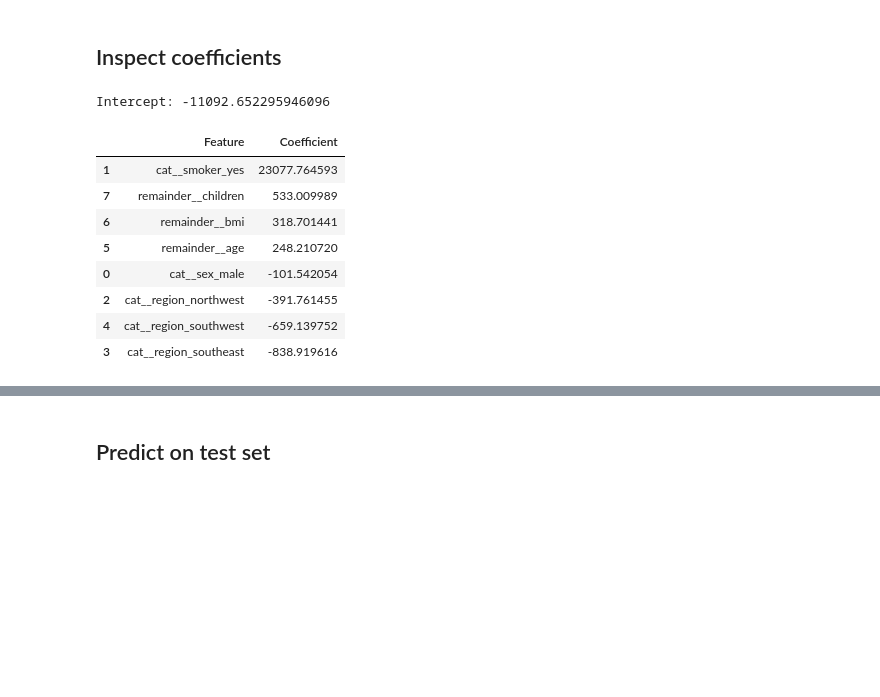
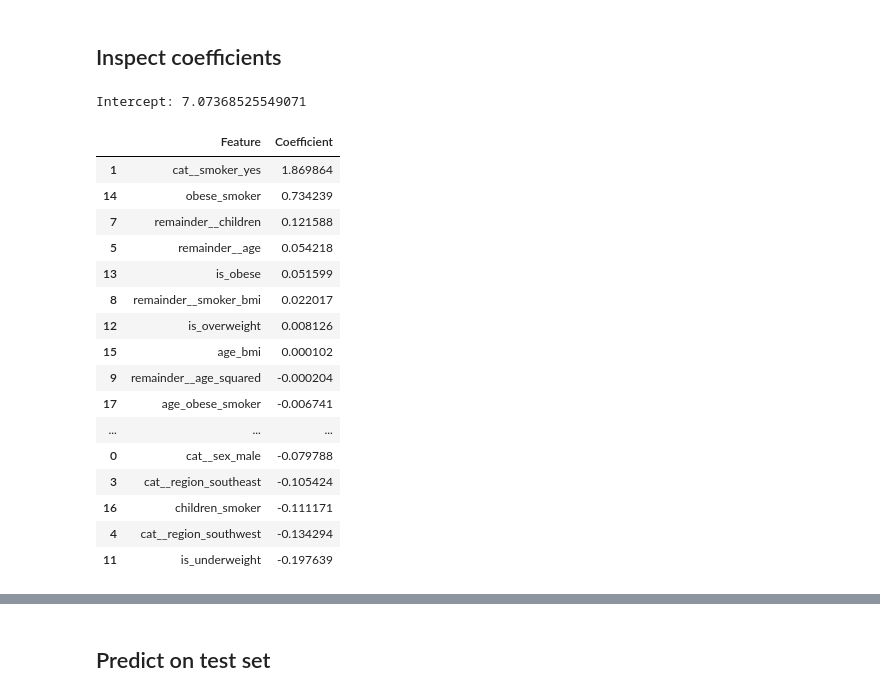
Before and after one commit to wongtaiming/Medical_Insurance_Cost_Prediction_ML, a Jupyter notebook: ml_training/03_MultipleLinearRegression.ipynb, the cells around one changed output, grey strips where cells are left out. Cells and saved outputs as stored; diff of their text form; code cells hidden in the pictures; blank space fills up the shorter version.

```diff
--- a/ml_training/03_MultipleLinearRegression.ipynb
+++ b/ml_training/03_MultipleLinearRegression.ipynb
@@ -32,6 +32,16 @@ df_encoded.shape
 # %%
 X = df_encoded.drop("charges", axis=1)
 y = df_encoded["charges"]
+
+X["is_underweight"] = (X["remainder__bmi"] < 18.5).astype(int)
+X["is_overweight"] = ((X["remainder__bmi"] >= 25) & (X["remainder__bmi"] < 30)).astype(int)
+X["is_obese"] = (X["remainder__bmi"] >= 30).astype(int)
+X["obese_smoker"] = X["is_obese"] * X["cat__smoker_yes"]
+X["age_bmi"] = X["remainder__age"] * X["remainder__bmi"]
+X["children_smoker"] = X["remainder__children"] * X["cat__smoker_yes"]
+X["age_obese_smoker"] = X["remainder__age"] * X["obese_smoker"]
+
+y_log = np.log(y)
 # %%
 X.head()
 # %% [output]
@@ -53,11 +63,7 @@ Name: charges, dtype: float64
 # %% [markdown]
 ## Train and test
 # %%
-X_train, X_test, y_train, y_test = train_test_split(
-    X, y,
-    test_size=0.2,
-    random_state=42
-)
+X_train, X_test, y_train, y_test, y_train_log, y_test_log = train_test_split(X, y, y_log, test_size=0.2, random_state=42)
 print("Training set shape:", X_train.shape)
 print("Test set shape:", X_test.shape)
 # %% [output]
@@ -67,29 +73,34 @@ Test set shape: (268, 8)
 ## Create and train MLR model
 # %%
 model = LinearRegression()
-model.fit(X_train, y_train)
+model.fit(X_train, y_train_log)
 # %% [output]
 LinearRegression()
 # %% [markdown]
 ## Inspect coefficients
 # %%
-coefficients = pd.DataFrame({
-    "Feature": X.columns,
-    "Coefficient": model.coef_
-}).sort_values(by="Coefficient", ascending=False)
+coefficients = pd.DataFrame({"Feature": X.columns, "Coefficient": model.coef_}).sort_values(by="Coefficient", ascending=False)
 print("Intercept:", model.intercept_)
 coefficients
 # %% [output]
-Intercept: -11092.652295946096
+Intercept: 7.07368525549071
 |  | Feature | Coefficient |
-| 1 | cat__smoker_yes | 23077.764593 |
-| 7 | remainder__children | 533.009989 |
-| 6 | remainder__bmi | 318.701441 |
-| 5 | remainder__age | 248.210720 |
-| 0 | cat__sex_male | -101.542054 |
-| 2 | cat__region_northwest | -391.761455 |
-| 4 | cat__region_southwest | -659.139752 |
-| 3 | cat__region_southeast | -838.919616 |
+| 1 | cat__smoker_yes | 1.869864 |
+| 14 | obese_smoker | 0.734239 |
+| 7 | remainder__children | 0.121588 |
+| 5 | remainder__age | 0.054218 |
+| 13 | is_obese | 0.051599 |
+| 8 | remainder__smoker_bmi | 0.022017 |
+| 12 | is_overweight | 0.008126 |
+| 15 | age_bmi | 0.000102 |
+| 9 | remainder__age_squared | -0.000204 |
+| 17 | age_obese_smoker | -0.006741 |
+| ... | ... | ... |
+| 0 | cat__sex_male | -0.079788 |
+| 3 | cat__region_southeast | -0.105424 |
+| 16 | children_smoker | -0.111171 |
+| 4 | cat__region_southwest | -0.134294 |
+| 11 | is_underweight | -0.197639 |
 # %%
 plt.figure(figsize=(8,6))
 
```
Also changed, not shown: parts of 11 cells of this notebook, 1 other file.
